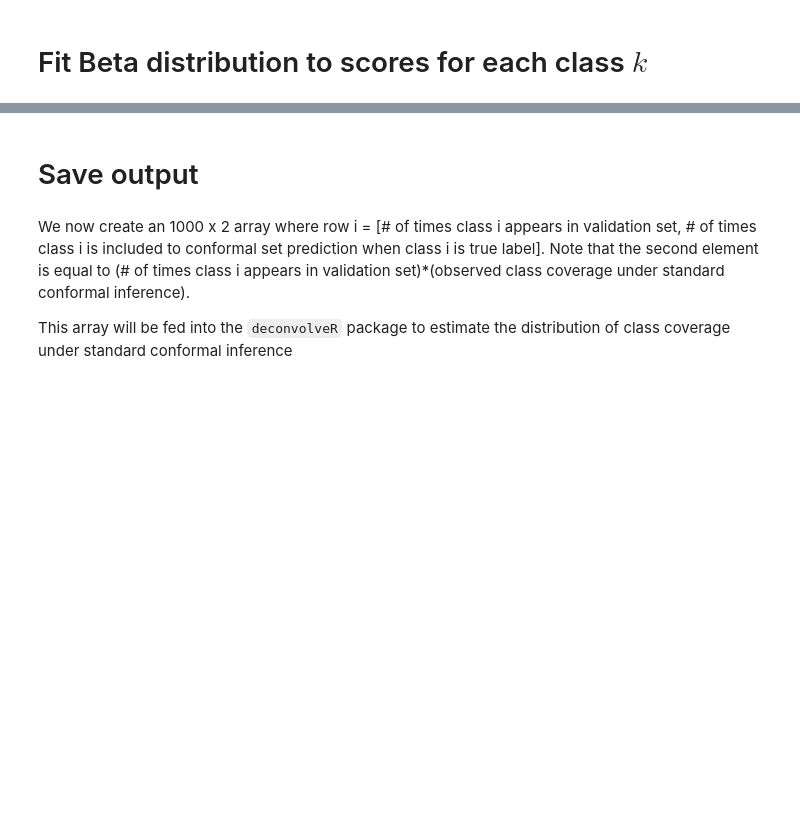
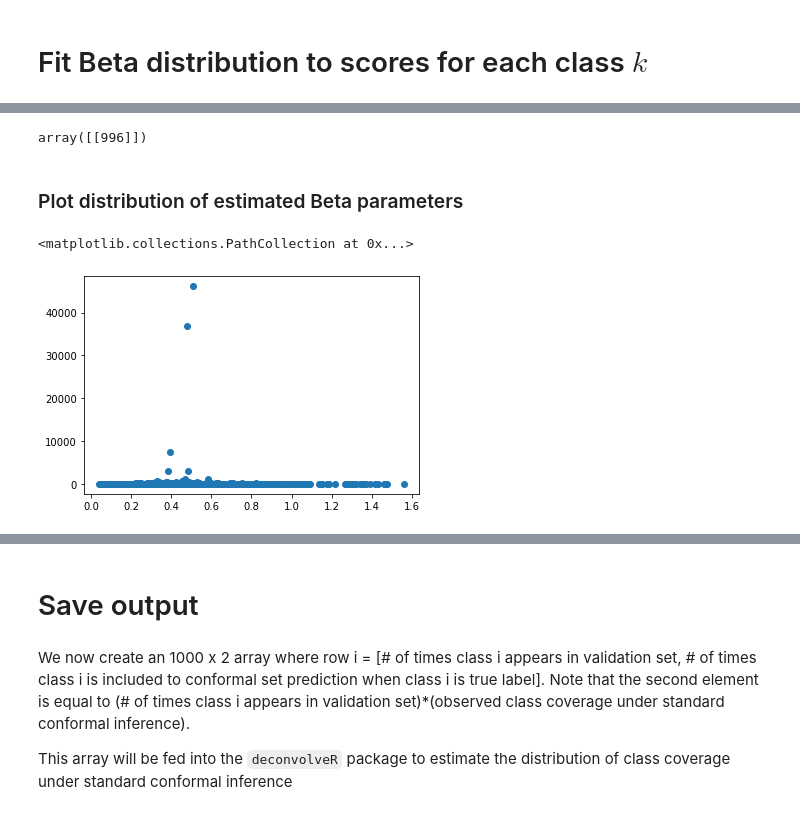
Before and after one commit to tiffanyding/empirical-bayes-conformal, a Jupyter notebook: imagenet_experiments.ipynb, the cells around one changed output, grey strips where cells are left out. Cells and saved outputs as stored; diff of their text form; code cells hidden in the pictures; blank space fills up the shorter version.

```diff
--- a/imagenet_experiments.ipynb
+++ b/imagenet_experiments.ipynb
@@ -239,5 +280,19 @@ for k in range(num_classes):
+# %%
+beta_params = np.load('/home/eecs/tiffany_ding/code/empirical-bayes-conformal/data/est_beta_params.npy')
+# %%
+# Get class indices for which beta.fit failed
+np.argwhere(beta_params[:,0] == np.inf)
+# %% [output]
+array([[996]])
+# %% [markdown]
+### Plot distribution of estimated Beta parameters
 # %%
-plt.plot(beta_params[:,0], [beta_params[:,1]])
-plt.xlabel('$\alpha_k$')
-plt.ylabel('$\beta_k$')
-plt.title('Params of est. Beta($\alpha_k$, $\bet_k$) for the scores of each class $k$')
+# Full plot
+plt.scatter(beta_params[:,0], [beta_params[:,1]], alpha=0.3)
+plt.xlabel('$\\alpha_k$')
+plt.ylabel('$\\beta_k$')
+plt.title('Params of est. $Beta(\\alpha_k, \\beta_k)$ for the scores of each class $k$')
+plt.show()
+# %% [output]
+<matplotlib.collections.PathCollection at 0x...>
+[figure, added]
```
Also changed, not shown: parts of 34 cells of this notebook, 3 other files.
